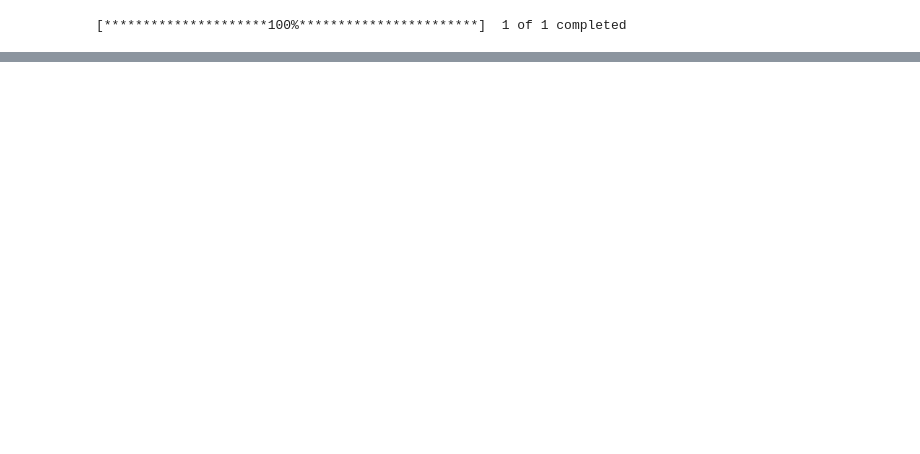
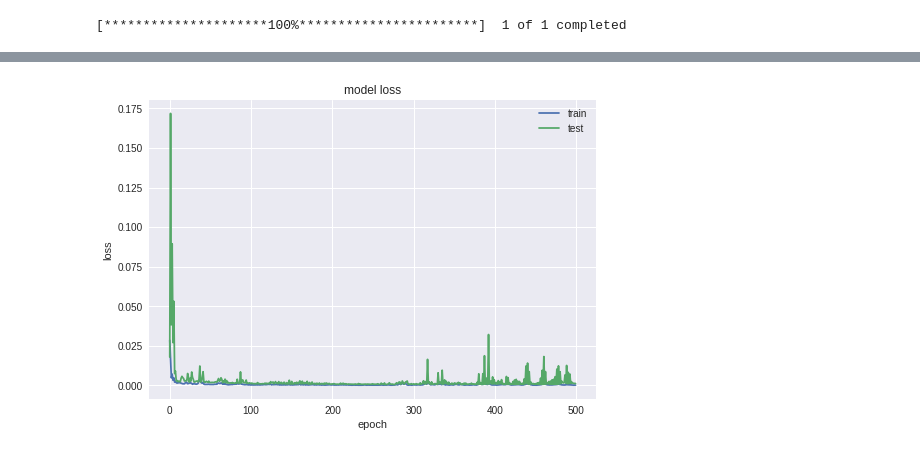
Before and after one commit to ZacharyHRQ/SPY-experiment, a Jupyter notebook: SPY_PA.ipynb, the cells around one changed output, grey strips where cells are left out. Saved outputs shown, nothing was run; the diff lists cells and outputs as text; code cells hidden in the pictures; blank space fills up the shorter version.

```diff
--- a/SPY_PA.ipynb
+++ b/SPY_PA.ipynb
@@ -49,0 +135,4 @@ plt.show()
+# %%
+mtest=72
+train=dfm.iloc[:-mtest,:]
+test=dfm.iloc[-mtest:,:]
@@ -49,0 +201,8 @@ plt.show()
+# %%
+def create_window(data, window_size = 1):
+    data_s = data.copy()
+    for i in range(window_size):
+        data = pd.concat([data, data_s.shift(-(i + 1))], axis = 1)
+
+    data.dropna(axis=0, inplace=True)
+    return(data)
@@ -49,0 +267,33 @@ plt.show()
+# %%
+X_trainw=X_dfw[:-mtest-1,:,:]
+X_testw=X_dfw[-mtest-1:,:,:]
+y_trainw=y_dfw[:-mtest-1]
+y_testw=y_dfw[-mtest-1:]
+# %%
+def model_lstm(window,features):
+
+    model=Sequential()
+    model.add(LSTM(300, input_shape = (window,features), return_sequences=True))
+    model.add(Dropout(0.5))
+    model.add(LSTM(200, input_shape=(window,features), return_sequences=False))
+    model.add(Dropout(0.5))
+    model.add(Dense(100,kernel_initializer='uniform',activation='relu'))
+    model.add(Dense(1,kernel_initializer='uniform',activation='relu'))
+    model.compile(loss='mse',optimizer='adam')
+
+
+    return model
+# %%
+model=model_lstm(window+1,8)
+history=model.fit(X_trainw,y_trainw,epochs=500, batch_size=24, validation_data=(X_testw, y_testw), \
+                  verbose=0, callbacks=[],shuffle=False)
+
+plt.plot(history.history['loss'])
+plt.plot(history.history['val_loss'])
+plt.title('model loss')
+plt.ylabel('loss')
+plt.xlabel('epoch')
+plt.legend(['train', 'test'], loc='upper right')
+plt.show()
+# %% [output]
+[figure, added]
```
Also changed, not shown: parts of 24 cells of this notebook.
